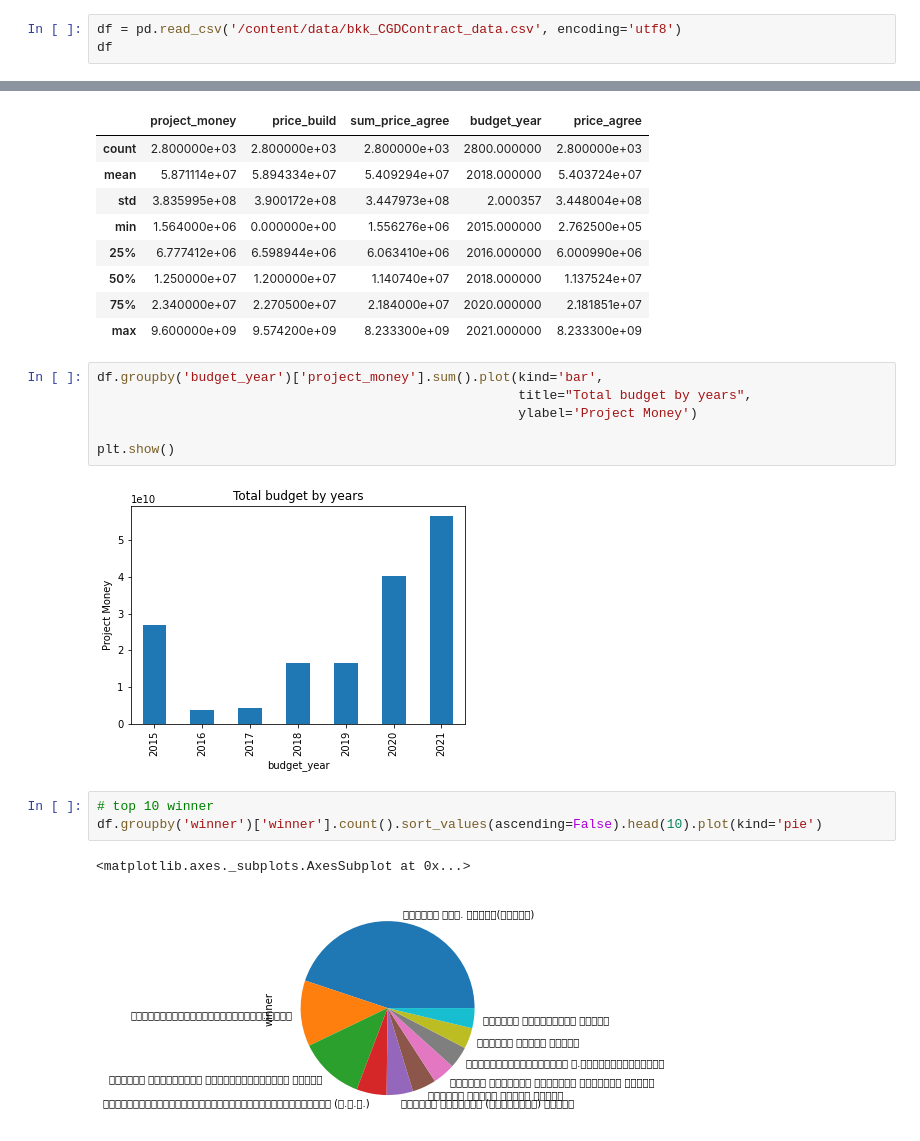
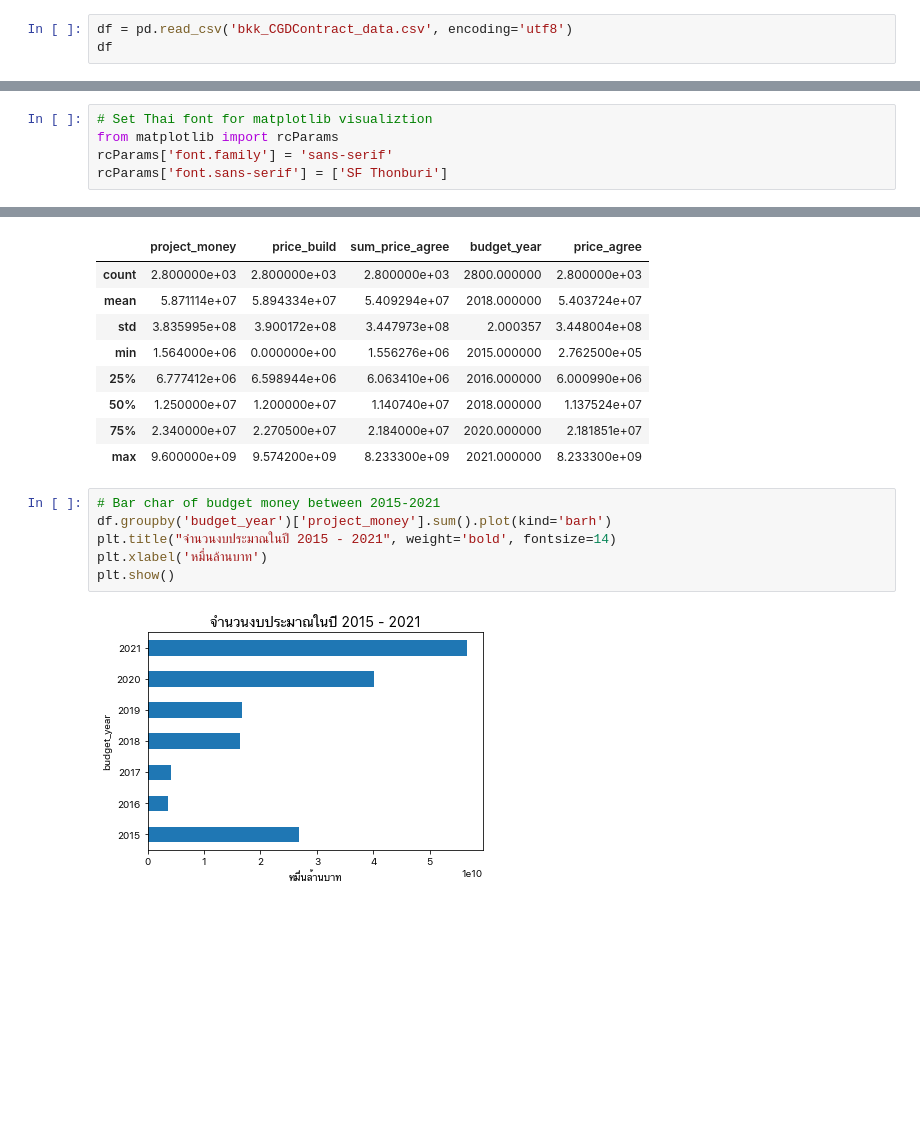
Before and after one commit to tunlaton11/DS4Biz_Assignment, a Jupyter notebook: DS4Biz_Assignment1_63070224.ipynb, the cells around one changed output, grey strips where cells are left out. Saved outputs shown, nothing was run; the diff lists cells and outputs as text; blank space fills up the shorter version.

Commit message:
add 3 plots

```diff
--- a/DS4Biz_Assignment1_63070224.ipynb
+++ b/DS4Biz_Assignment1_63070224.ipynb
@@ -88,7 +89,7 @@ write_to_csv('/content/data/bkk_CGDContract_data.csv', heading, raw_data)
 # %% [markdown]
 # Task 4: Load Data and Pre-processing
 # %%
-df = pd.read_csv('/content/data/bkk_CGDContract_data.csv', encoding='utf8')
+df = pd.read_csv('bkk_CGDContract_data.csv', encoding='utf8')
 df
 # %% [output]
 |  | project_id | project_name | project_type_name | dept_name | dept_sub_name | purchase_method_name | ... |
@@ -246,6 +247,11 @@ fill_price_build = (df['project_money'] + df['sum_price_agree']) / 2
 df = df.fillna({"price_build": fill_price_build})
 # %% [markdown]
 # Task 5: Analyse and Summarise
+# %%
+# Set Thai font for matplotlib visualiztion
+from matplotlib import rcParams
+rcParams['font.family'] = 'sans-serif'
+rcParams['font.sans-serif'] = ['SF Thonburi']
 # %%
 df.describe()
 # %% [output]
@@ -258,17 +264,11 @@ df.describe()
 | 50% | 1.250000e+07 | 1.200000e+07 | 1.140740e+07 | 2018.000000 | 1.137524e+07 |
 | 75% | 2.340000e+07 | 2.270500e+07 | 2.184000e+07 | 2020.000000 | 2.181851e+07 |
 | max | 9.600000e+09 | 9.574200e+09 | 8.233300e+09 | 2021.000000 | 8.233300e+09 |
-# %%
-df.groupby('budget_year')['project_money'].sum().plot(kind='bar',
-                                                      title="Total budget by years",
-                                                      ylabel='Project Money')
-
-plt.show()
-# %% [output]
-[figure, removed]
-# %%
-# top 10 winner
-df.groupby('winner')['winner'].count().sort_values(ascending=False).head(10).plot(kind='pie')
-# %% [output]
-<matplotlib.axes._subplots.AxesSubplot at 0x...>
-[figure, removed]
+# %%
+# Bar char of budget money between 2015-2021
+df.groupby('budget_year')['project_money'].sum().plot(kind='barh')
+plt.title("จำนวนงบประมาณในปี 2015 - 2021", weight='bold', fontsize=14)
+plt.xlabel('หมื่นล้านบาท')
+plt.show()
+# %% [output]
+[figure, added]
```
Also changed, not shown: parts of 3 cells of this notebook.
